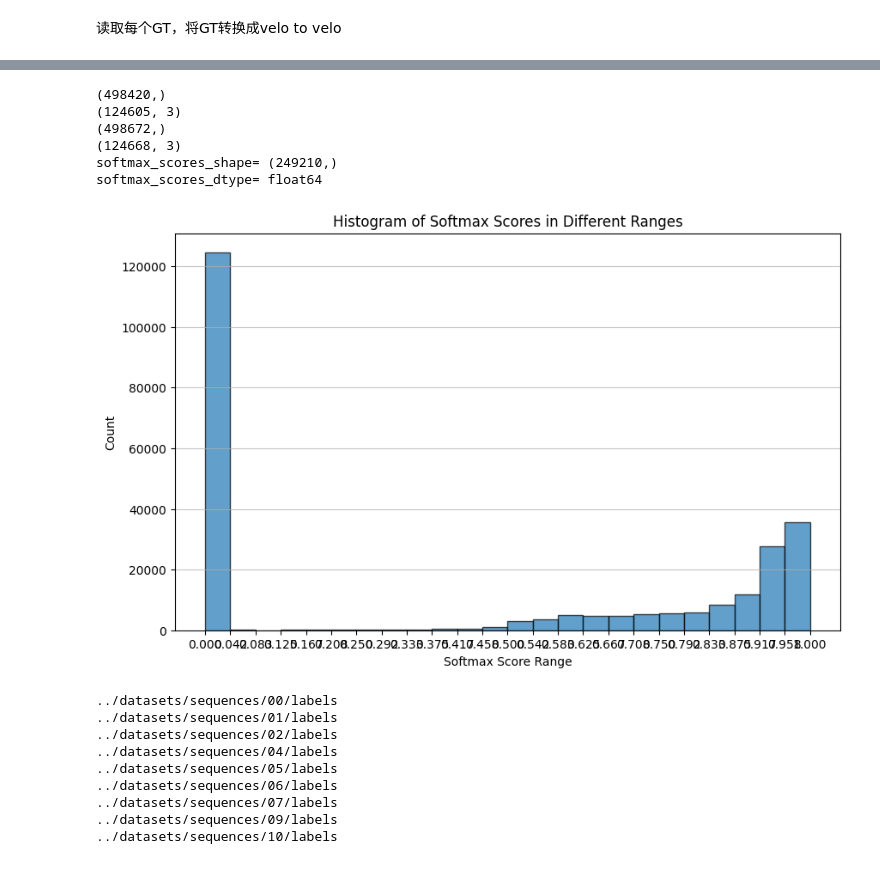
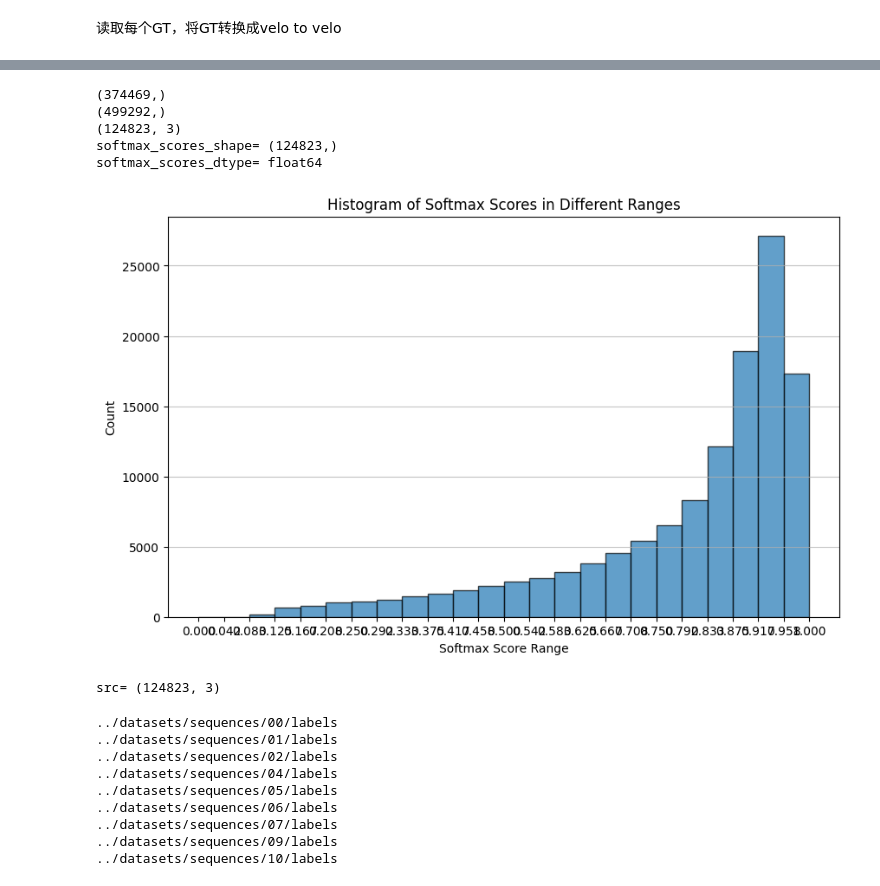
Before and after one commit to jimazeyu/hybrid_feature_LO, a Jupyter notebook: unit_operations/7.ICP_label_maker.ipynb, the cells around one changed output, grey strips where cells are left out. Cells and saved outputs as stored; diff of their text form; code cells hidden in the pictures.

```diff
--- a/unit_operations/7.ICP_label_maker.ipynb
+++ b/unit_operations/7.ICP_label_maker.ipynb
@@ -223,13 +244,12 @@ def nearest_neighbor(src, dst):
 import numpy as np
 import matplotlib.pyplot as plt
 import open3d as o3d
-source_path = '../datasets/sequences/00/pre_labels/000001.label'
-target_path = '../datasets/sequences/00/velodyne/000000.bin'
+source_path = '../datasets/dataset/sequences/01/labels/000101.label'
+target_path = '../datasets/dataset/sequences/01/velodyne/000101.bin'
 src = np.fromfile(source_path, dtype=np.float32)
 print(src.shape)
-src = src.reshape((-1, 4))
-src = src[:, :3]
-print(src.shape)
+# src = src.reshape((-1, 3))
+# print(src.shape)
 dst = np.fromfile(target_path, dtype=np.float32)
 print(dst.shape)
 dst = dst.reshape((-1, 4))
@@ -250,61 +270,62 @@ print(dst.shape)
 #                                       up=[-0.3402, -0.9189, -0.1996])
 
 distances = nearest_neighbor(src, dst)
-distances = np.array(distances).flatten()
+distances = np.array(distances)
+distances = distances[0, :]
 softmax_scores = np.exp(-distances)
 print("softmax_scores_shape=",softmax_scores.shape)
 print("softmax_scores_dtype=", softmax_scores.dtype)
 
-# np.set_printoptions(precision=10, suppress=True)
-# # 输出 softmax_scores 最小的100个值，按从小到大排列
-# min_100_scores = np.sort(softmax_scores)[:100]
-# # 输出 softmax_scores 最大的100个值，按从大到小排列
-# max_100_scores = np.sort(softmax_scores)[-100:][::-1]
-# print(min_100_scores)
-# print(max_100_scores)
-
-# min_100_dis = np.sort(distances)[:100]
-# max_100_dis = np.sort(distances)[-100:][::-1]
-# print(min_100_dis)
-# print(max_100_dis)
 
 # 使用新的 bins 定义，因为 softmax_scores 的值在 0 到 1 之间
 bins_softmax = np.linspace(0, 1, 25)
 
 # 统计 softmax 分数的区间数量
 hist_softmax, bin_edges_softmax = np.histogram(softmax_scores, bins=bins_softmax)
 
 # 绘制 softmax 分数的直方图
 plt.figure(figsize=(10, 6))
 plt.hist(softmax_scores, bins=bins_softmax, edgecolor='black', alpha=0.7)
 plt.xlabel('Softmax Score Range')
 plt.ylabel('Count')
 plt.title('Histogram of Softmax Scores in Different Ranges')
 plt.xticks(bins_softmax)
 plt.grid(axis='y', alpha=0.75)
 plt.show()
 
+
 colors = np.c_[softmax_scores, np.zeros_like(softmax_scores), 1-softmax_scores]  # 将归一化的sequence距离转换为蓝绿色渐变颜色
 
 # 创建点云对象
 point_cloud_src = o3d.geometry.PointCloud()
 point_cloud_src.points = o3d.utility.Vector3dVector(src)
 point_cloud_src.colors = o3d.utility.Vector3dVector(colors)  # 设置点云颜色
 
+print("src=",src.shape)
+# print("colors=",colors.shape)
+
 # 可视化
-o3d.visualization.draw_geometries([point_cloud_src],
-                                  zoom=0.4459,
-                                  front=[0.9288, -0.2951, -0.2242],
-                                  lookat=[1.6784, 2.0612, 1.4451],
-                                  up=[-0.3402, -0.9189, -0.1996])
+o3d.visualization.draw_geometries([point_cloud_src])
+
+point_cloud1 = o3d.geometry.PointCloud()
+point_cloud2 = o3d.geometry.PointCloud()
+point_cloud1.points = o3d.utility.Vector3dVector(src)
+point_cloud2.points = o3d.utility.Vector3dVector(dst)
+point_cloud1.paint_uniform_color([1, 0.706, 0])
+point_cloud2.paint_uniform_color([0, 0.651, 0.929])
+o3d.visualization.draw_geometries([point_cloud1, point_cloud2],
+                                      zoom=0.4459,
+                                      front=[0.9288, -0.2951, -0.2242],
+                                      lookat=[1.6784, 2.0612, 1.4451],
+                                      up=[-0.3402, -0.9189, -0.1996])
 # %% [output]
-(498420,)
-(124605, 3)
-(498672,)
-(124668, 3)
-softmax_scores_shape= (249210,)
+(374469,)
+(499292,)
+(124823, 3)
+softmax_scores_shape= (124823,)
 softmax_scores_dtype= float64
-[figure, old version]
+[figure, new version]
+src= (124823, 3)
 # %%
 import numpy as np
 from sklearn.neighbors import NearestNeighbors
```
Also changed, not shown: parts of 12 cells of this notebook, 19 other files.
